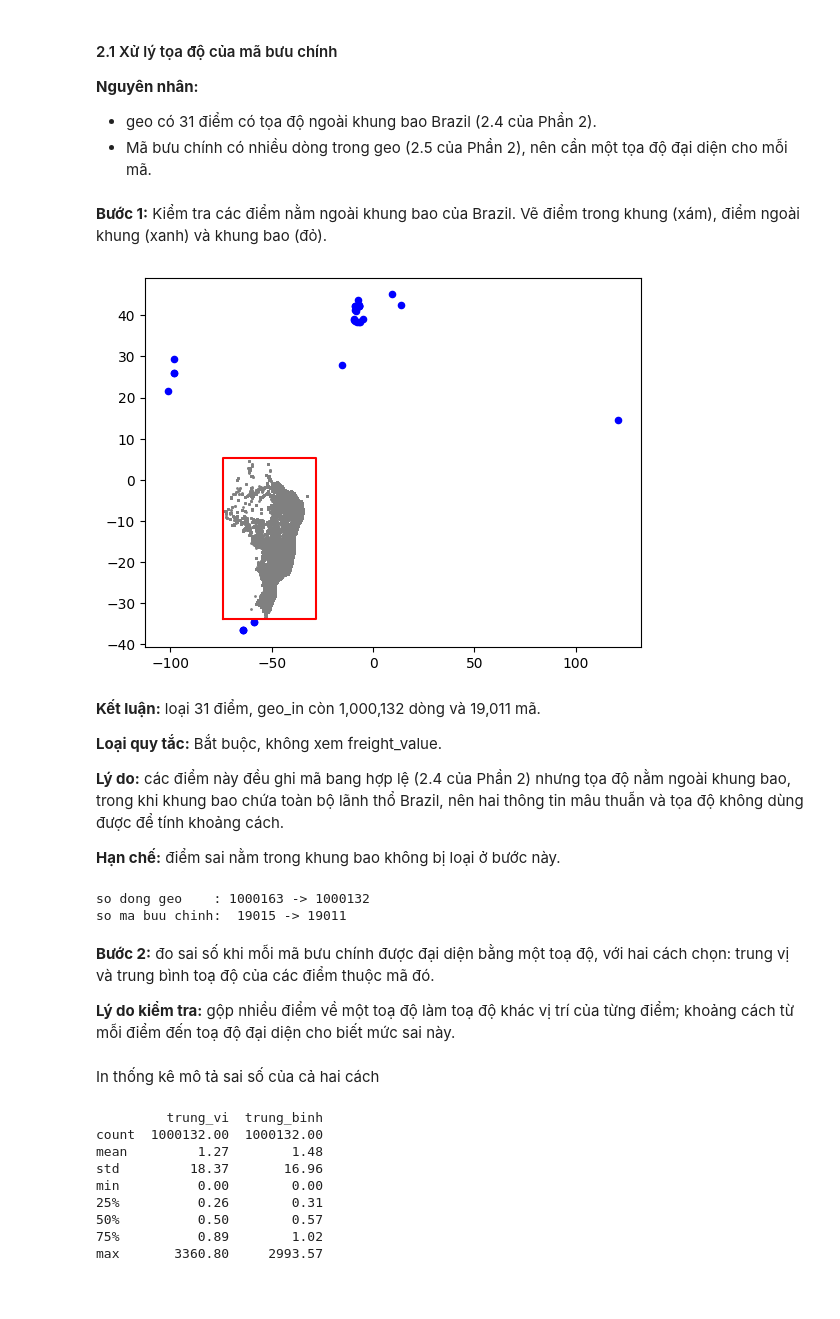
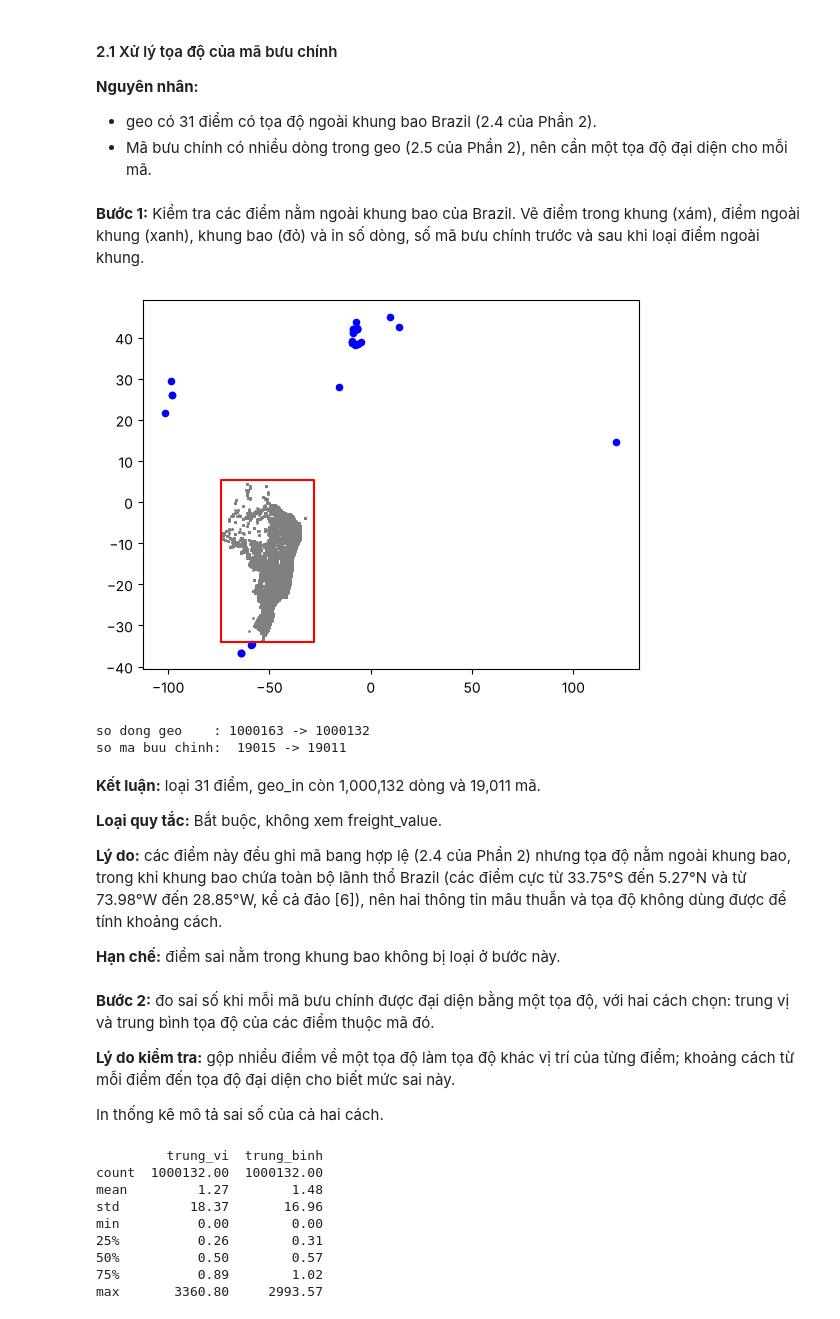
Before and after one commit to QuachThanh2206/ADY201m-Group8-AI2107, a Jupyter notebook: notebooks/3. Clean data.ipynb, the cells around one changed output. Saved outputs shown, nothing was run; the diff lists cells and outputs as text; code cells hidden in the pictures; blank space fills up the shorter version.

```diff
--- a/notebooks/3. Clean data.ipynb
+++ b/notebooks/3. Clean data.ipynb
@@ -181,39 +180,37 @@ Dựa trên nguyên tắc này, dự án ghi nhận số dòng trước và sau
 - geo có 31 điểm có tọa độ ngoài khung bao Brazil (2.4 của Phần 2).
 - Mã bưu chính có nhiều dòng trong geo (2.5 của Phần 2), nên cần một tọa độ đại diện cho mỗi mã.
 # %% [markdown]
-**Bước 1:** Kiểm tra các điểm nằm ngoài khung bao của Brazil. Vẽ điểm trong khung (xám), điểm ngoài khung (xanh) và khung bao (đỏ).
+**Bước 1:** Kiểm tra các điểm nằm ngoài khung bao của Brazil. Vẽ điểm trong khung (xám), điểm ngoài khung (xanh), khung bao (đỏ) và in số dòng, số mã bưu chính trước và sau khi loại điểm ngoài khung.
 # %%
 trong_khung = geo['geolocation_lat'].between(-34, 5.3) & geo['geolocation_lng'].between(-74, -28)
 geo_in = geo[trong_khung]
 geo_out = geo[~trong_khung]
 
 plt.scatter(geo_in['geolocation_lng'], geo_in['geolocation_lat'], s=1, c='gray')
 plt.scatter(geo_out['geolocation_lng'], geo_out['geolocation_lat'], s=20, c='blue')
-plt.plot([-74, -28, -28, -74, -74], [-33.8, -33.8, 5.3, 5.3, -33.8], c='red')
+plt.plot([-74, -28, -28, -74, -74], [-34, -34, 5.3, 5.3, -34], c='red')
 plt.show()
+
+print('so dong geo    :', len(geo), '->', len(geo_in))
+print('so ma buu chinh: ', geo['geolocation_zip_code_prefix'].nunique(), '->', geo_in['geolocation_zip_code_prefix'].nunique())
 # %% [output]
-[figure, old version]
+[figure, new version]
+so dong geo    : 1000163 -> 1000132
+so ma buu chinh:  19015 -> 19011
 # %% [markdown]
 **Kết luận:** loại 31 điểm, geo_in còn 1,000,132 dòng và 19,011 mã.
 
 **Loại quy tắc:** Bắt buộc, không xem freight_value.
 
-**Lý do:** các điểm này đều ghi mã bang hợp lệ (2.4 của Phần 2) nhưng tọa độ nằm ngoài khung bao, trong khi khung bao chứa toàn bộ lãnh thổ Brazil, nên hai thông tin mâu thuẫn và tọa độ không dùng được để tính khoảng cách.
+**Lý do:** các điểm này đều ghi mã bang hợp lệ (2.4 của Phần 2) nhưng tọa độ nằm ngoài khung bao, trong khi khung bao chứa toàn bộ lãnh thổ Brazil (các điểm cực từ 33.75°S đến 5.27°N và từ 73.98°W đến 28.85°W, kể cả đảo [6]), nên hai thông tin mâu thuẫn và tọa độ không dùng được để tính khoảng cách.
 
 **Hạn chế:** điểm sai nằm trong khung bao không bị loại ở bước này.
-# %%
-geo_in = geo[trong_khung]
-print('so dong geo    :', len(geo), '->', len(geo_in))
-print('so ma buu chinh: ', geo['geolocation_zip_code_prefix'].nunique(), '->', geo_in['geolocation_zip_code_prefix'].nunique())
-# %% [output]
-so dong geo    : 1000163 -> 1000132
-so ma buu chinh:  19015 -> 19011
 # %% [markdown]
-**Bước 2:** đo sai số khi mỗi mã bưu chính được đại diện bằng một toạ độ, với hai cách chọn: trung vị và trung bình toạ độ của các điểm thuộc mã đó.
+**Bước 2:** đo sai số khi mỗi mã bưu chính được đại diện bằng một tọa độ, với hai cách chọn: trung vị và trung bình tọa độ của các điểm thuộc mã đó.
 
-**Lý do kiểm tra:** gộp nhiều điểm về một toạ độ làm toạ độ khác vị trí của từng điểm; khoảng cách từ mỗi điểm đến toạ độ đại diện cho biết mức sai này.
+**Lý do kiểm tra:** gộp nhiều điểm về một tọa độ làm tọa độ khác vị trí của từng điểm; khoảng cách từ mỗi điểm đến tọa độ đại diện cho biết mức sai này.
+
+In thống kê mô tả sai số của cả hai cách.
-# %% [markdown]
- In thống kê mô tả sai số của cả hai cách
 # %%
 tv = geo_in.groupby('geolocation_zip_code_prefix')[['geolocation_lat', 'geolocation_lng']].transform('median')
 sai_so = haversine_km(geo_in['geolocation_lat'], geo_in['geolocation_lng'], tv['geolocation_lat'], tv['geolocation_lng'])
```
Also changed, not shown: parts of 39 cells of this notebook.
